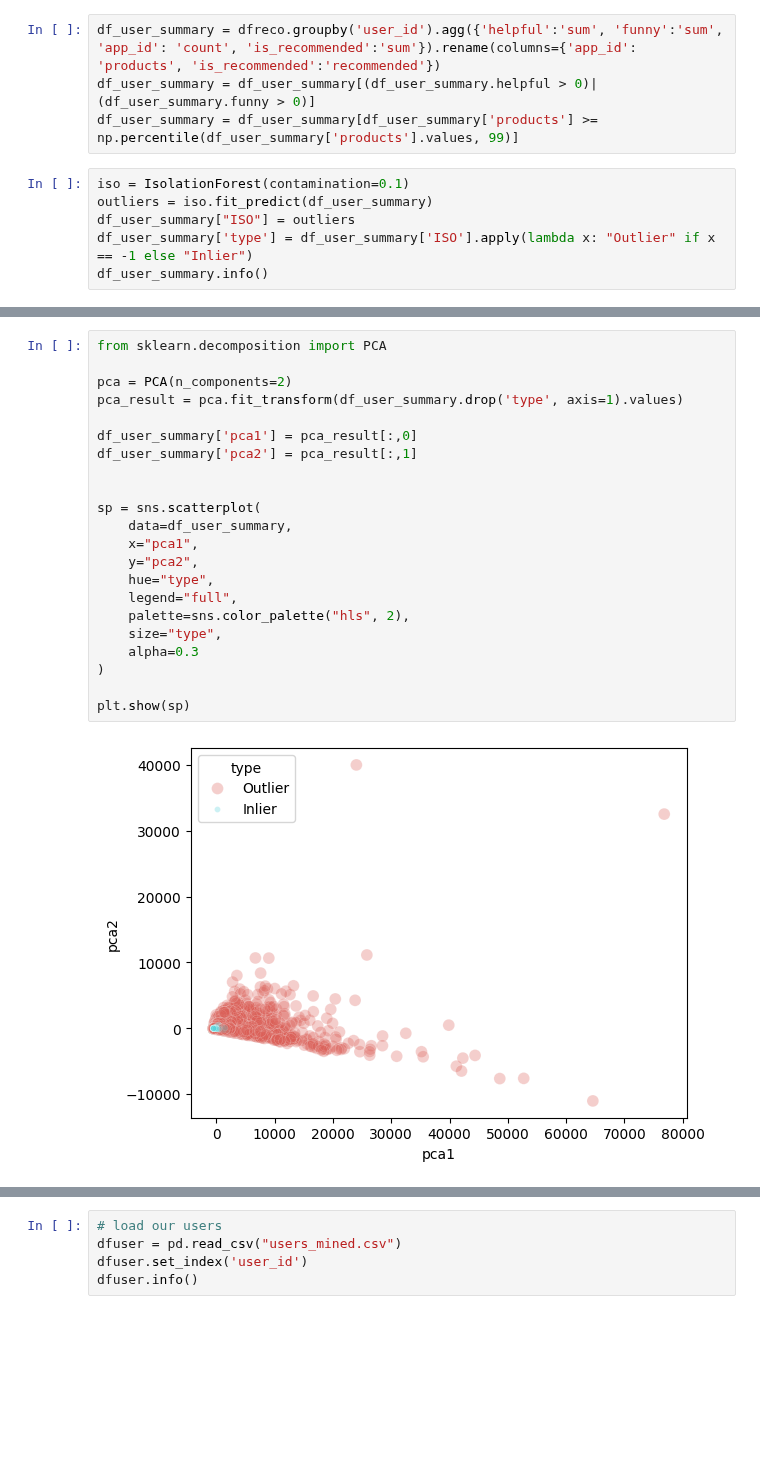
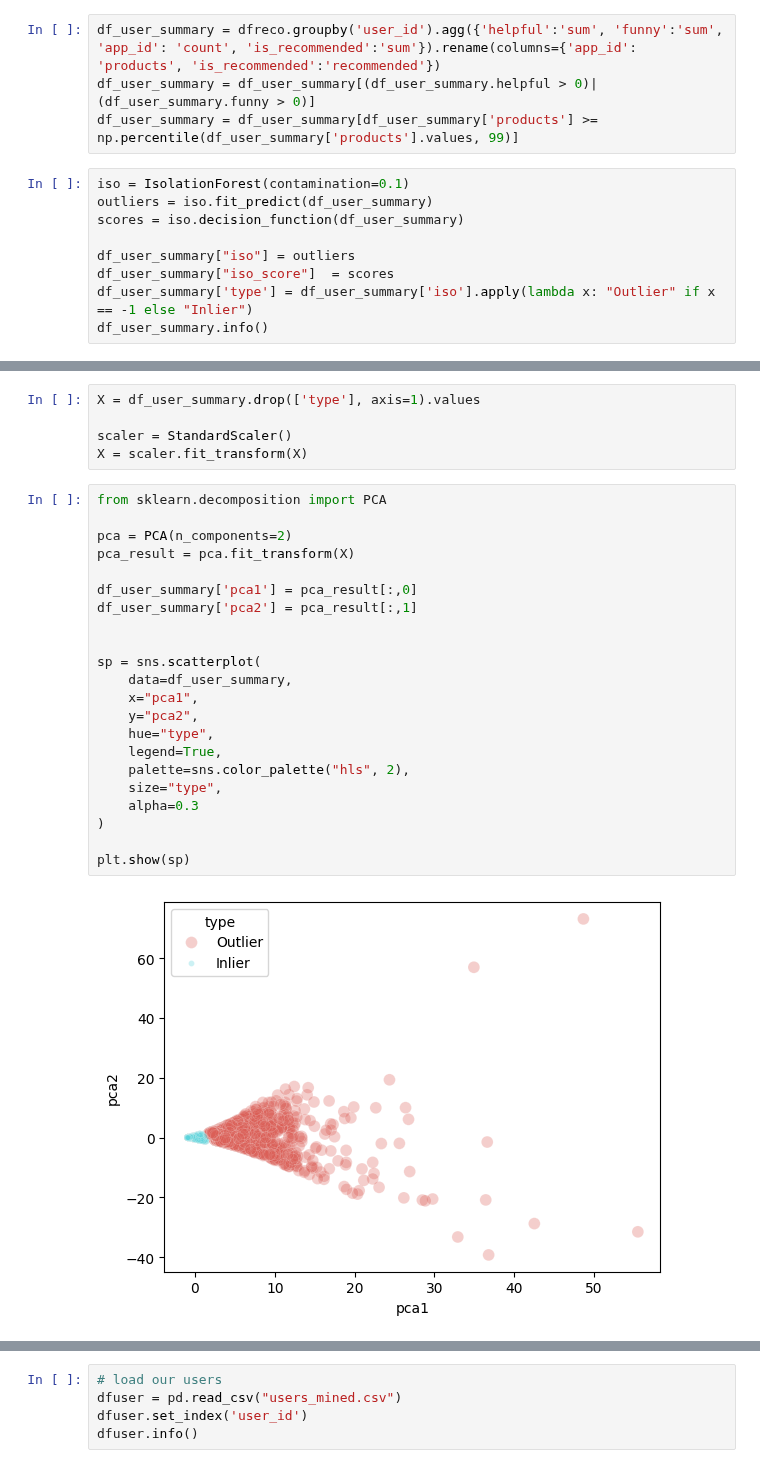
Before and after one commit to swatt45/Capstone, a Jupyter notebook: D502 EDA.ipynb, the cells around one changed output, grey strips where cells are left out. Drawn from its saved outputs; the diff is of its cells as text; blank space fills up the shorter version.

```diff
--- a/D502 EDA.ipynb
+++ b/D502 EDA.ipynb
@@ -64,8 +66,11 @@ df_user_summary = df_user_summary[df_user_summary['products'] >= np.percentile(d
 # %%
 iso = IsolationForest(contamination=0.1)
 outliers = iso.fit_predict(df_user_summary)
-df_user_summary["ISO"] = outliers
-df_user_summary['type'] = df_user_summary['ISO'].apply(lambda x: "Outlier" if x == -1 else "Inlier")
+scores = iso.decision_function(df_user_summary)
+
+df_user_summary["iso"] = outliers
+df_user_summary["iso_score"]  = scores
+df_user_summary['type'] = df_user_summary['iso'].apply(lambda x: "Outlier" if x == -1 else "Inlier")
 df_user_summary.info()
 # %% [output]
 <class 'pandas.core.frame.DataFrame'>
@@ -90,27 +113,32 @@ plt.show()
+# %%
+X = df_user_summary.drop(['type'], axis=1).values
+
+scaler = StandardScaler()
+X = scaler.fit_transform(X)
 # %%
 from sklearn.decomposition import PCA
 
 pca = PCA(n_components=2)
-pca_result = pca.fit_transform(df_user_summary.drop('type', axis=1).values)
+pca_result = pca.fit_transform(X)
 
 df_user_summary['pca1'] = pca_result[:,0]
 df_user_summary['pca2'] = pca_result[:,1]
 
 
 sp = sns.scatterplot(
     data=df_user_summary,
     x="pca1",
     y="pca2",
     hue="type",
-    legend="full",
+    legend=True,
     palette=sns.color_palette("hls", 2),
     size="type",
     alpha=0.3
 )
 
 plt.show(sp)
 # %% [output]
-[figure, old version]
+[figure, new version]
 # %%
 from sklearn.manifold import TSNE
 
```
Also changed, not shown: parts of 10 cells of this notebook.
